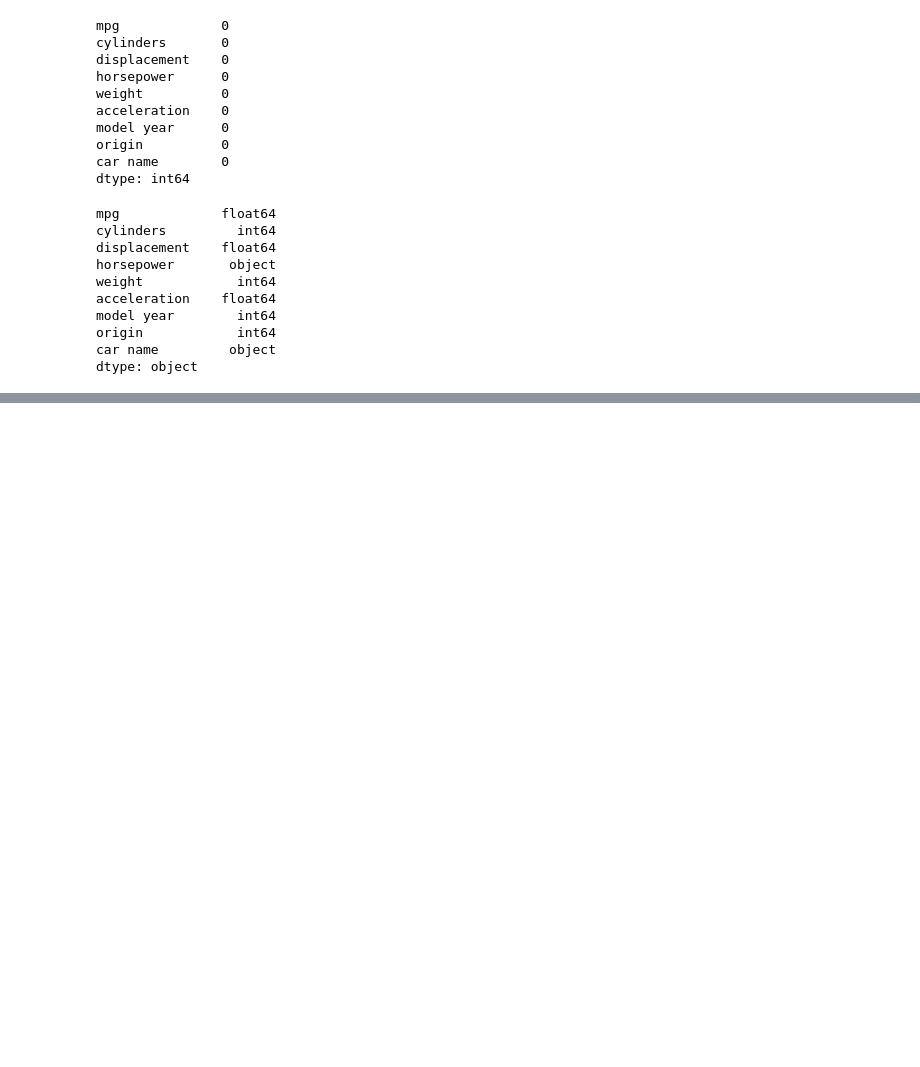
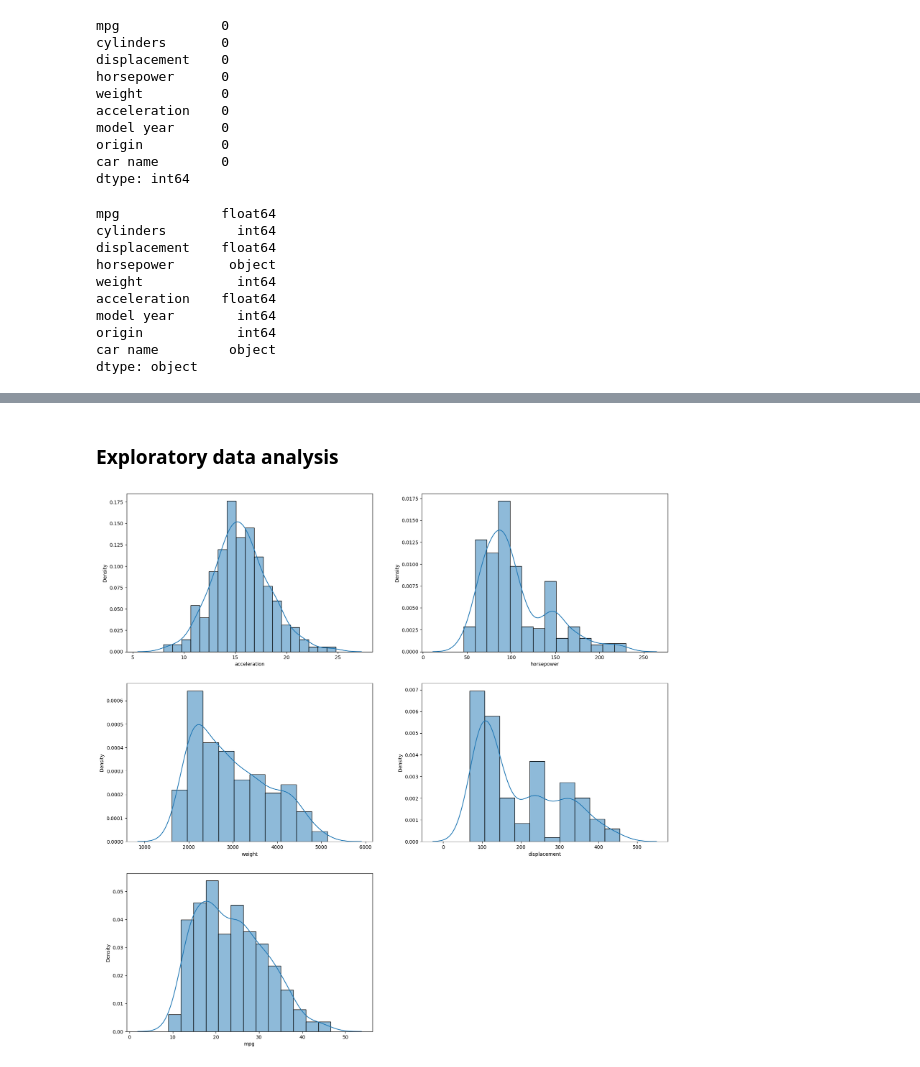
Before and after one commit to mubarakmayyeri/Fuel-Efficiency-prediction, a Jupyter notebook: fuel_efficiency_prediction.ipynb, the cells around one changed output, grey strips where cells are left out. Cells and saved outputs as stored; diff of their text form; code cells hidden in the pictures; blank space fills up the shorter version.

```diff
--- a/fuel_efficiency_prediction.ipynb
+++ b/fuel_efficiency_prediction.ipynb
@@ -120,3 +120,7 @@ dtype: object
 # %%
 #converting horsepower to numerical varialbe
 df['horsepower'] = df['horsepower'].astype('float64')
+# %%
+#dropping car name column
+df = df.drop('car name', axis=1)
+df.head()
@@ -122,0 +134,13 @@ df['horsepower'] = df['horsepower'].astype('float64')
+# %% [markdown]
+### Exploratory data analysis
+# %%
+#plotting distribution of features
+num_cols = ["acceleration", "horsepower", "weight", "displacement", "mpg"]
+
+plt.figure(figsize=(20,20))
+for i in range(1, len(num_cols)+1):
+    plt.subplot(3, 2, i)
+    sns.histplot(df[num_cols[i-1]], kde=True,
+    stat="density", kde_kws=dict(cut=3))
+# %% [output]
+[figure, added]
```
Also changed, not shown: parts of 10 cells of this notebook.
